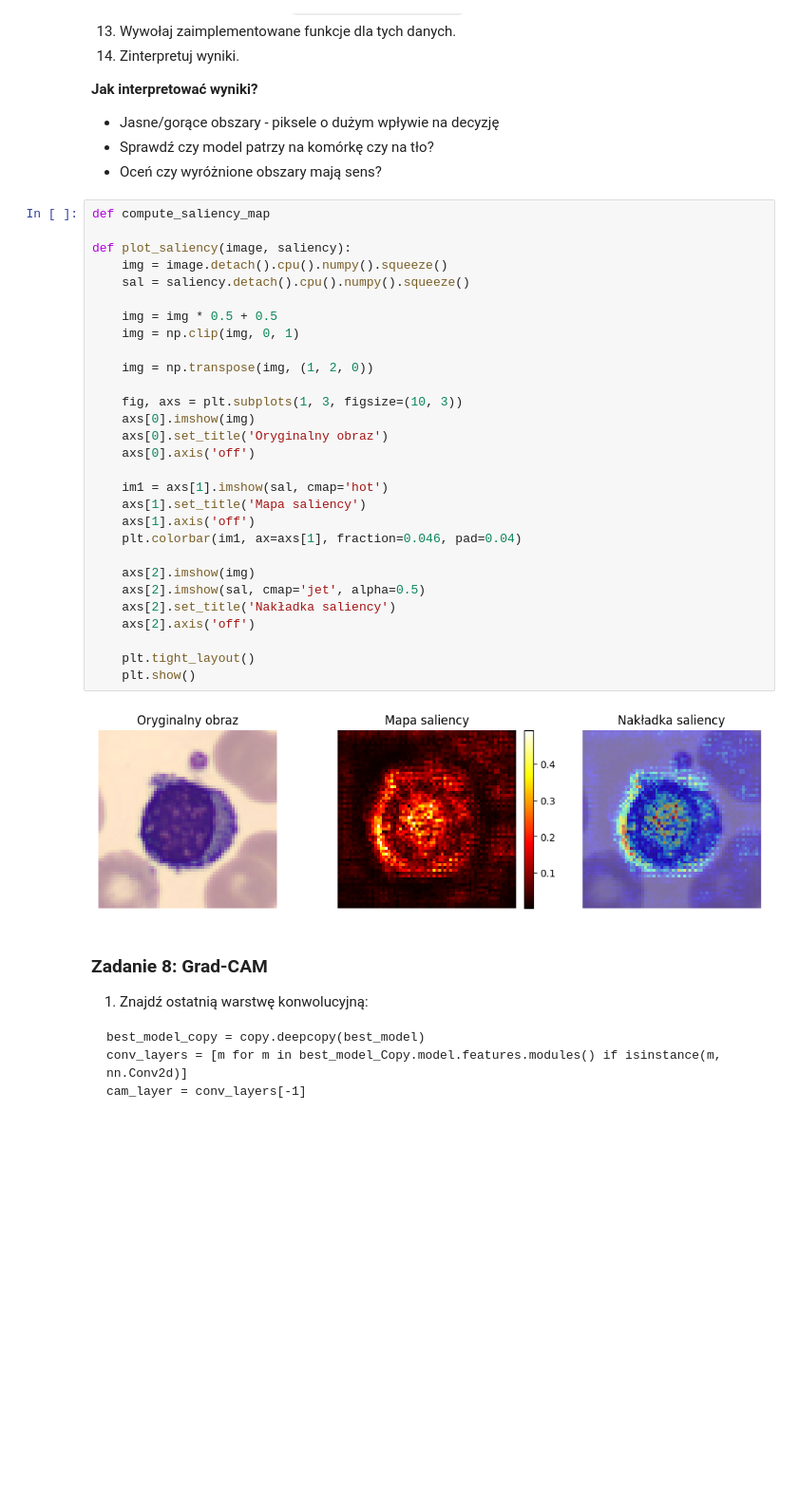
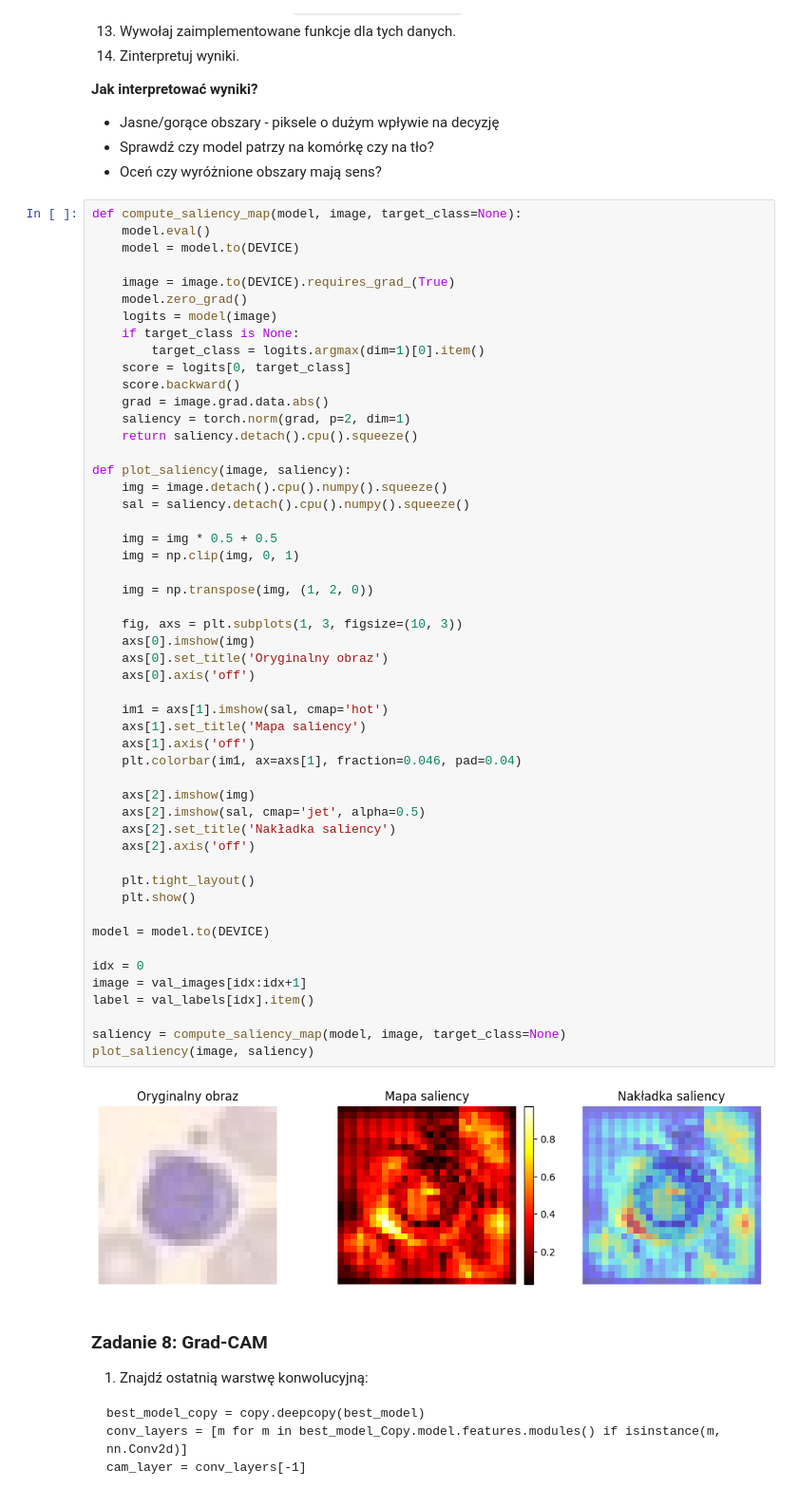
Before and after one commit to PaprykVegee/AiR_ISS, a Jupyter notebook: sem2/PIAOM/lab9/Lab09_XAI_TODO.ipynb, the cells around one changed output. Shown: that part at 95% size. Saved outputs shown, nothing was run; the diff lists cells and outputs as text; blank space fills up the shorter version.

```diff
--- a/sem2/PIAOM/lab9/Lab09_XAI_TODO.ipynb
+++ b/sem2/PIAOM/lab9/Lab09_XAI_TODO.ipynb
@@ -445,36 +442,58 @@ Stwórz funkcję `compute_saliency_map`.
 - Sprawdź czy model patrzy na komórkę czy na tło?
 - Oceń czy wyróżnione obszary mają sens?
 # %%
-def compute_saliency_map
+def compute_saliency_map(model, image, target_class=None):
+    model.eval()
+    model = model.to(DEVICE)
+
+    image = image.to(DEVICE).requires_grad_(True)
+    model.zero_grad()
+    logits = model(image)
+    if target_class is None:
+        target_class = logits.argmax(dim=1)[0].item()
+    score = logits[0, target_class]
+    score.backward()
+    grad = image.grad.data.abs()
+    saliency = torch.norm(grad, p=2, dim=1)
+    return saliency.detach().cpu().squeeze()
 
 def plot_saliency(image, saliency):
     img = image.detach().cpu().numpy().squeeze()
     sal = saliency.detach().cpu().numpy().squeeze()
 
     img = img * 0.5 + 0.5
     img = np.clip(img, 0, 1)
 
     img = np.transpose(img, (1, 2, 0))
 
     fig, axs = plt.subplots(1, 3, figsize=(10, 3))
     axs[0].imshow(img)
     axs[0].set_title('Oryginalny obraz')
     axs[0].axis('off')
 
     im1 = axs[1].imshow(sal, cmap='hot')
     axs[1].set_title('Mapa saliency')
     axs[1].axis('off')
     plt.colorbar(im1, ax=axs[1], fraction=0.046, pad=0.04)
 
     axs[2].imshow(img)
     axs[2].imshow(sal, cmap='jet', alpha=0.5)
     axs[2].set_title('Nakładka saliency')
     axs[2].axis('off')
 
     plt.tight_layout()
     plt.show()
+
+model = model.to(DEVICE)
+
+idx = 0
+image = val_images[idx:idx+1]
+label = val_labels[idx].item()
+
+saliency = compute_saliency_map(model, image, target_class=None)
+plot_saliency(image, saliency)
 # %% [output]
-[figure, old version]
+[figure, new version]
 # %% [markdown]
 ### Zadanie 8: Grad-CAM
 
```
Also changed, not shown: parts of 5 cells of this notebook, 1 other file.
